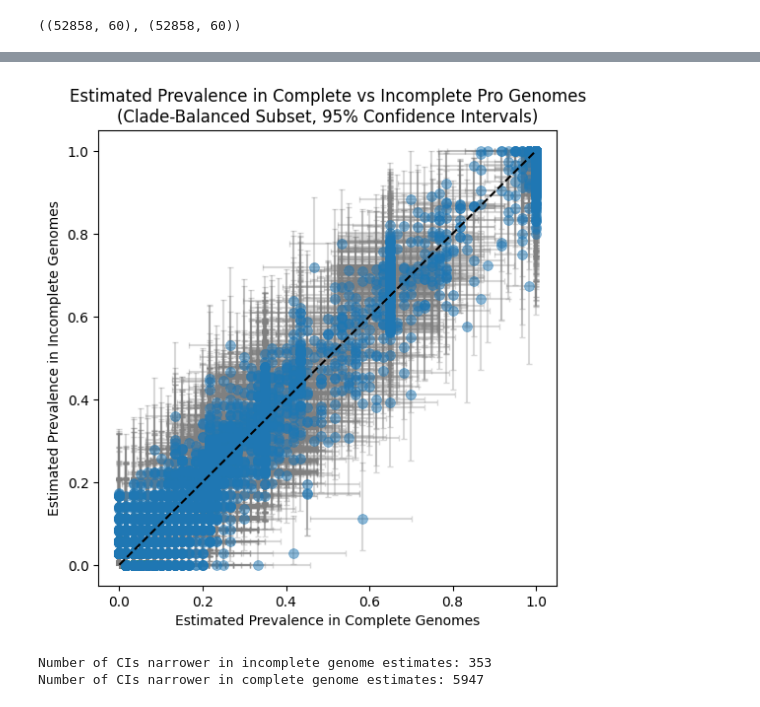
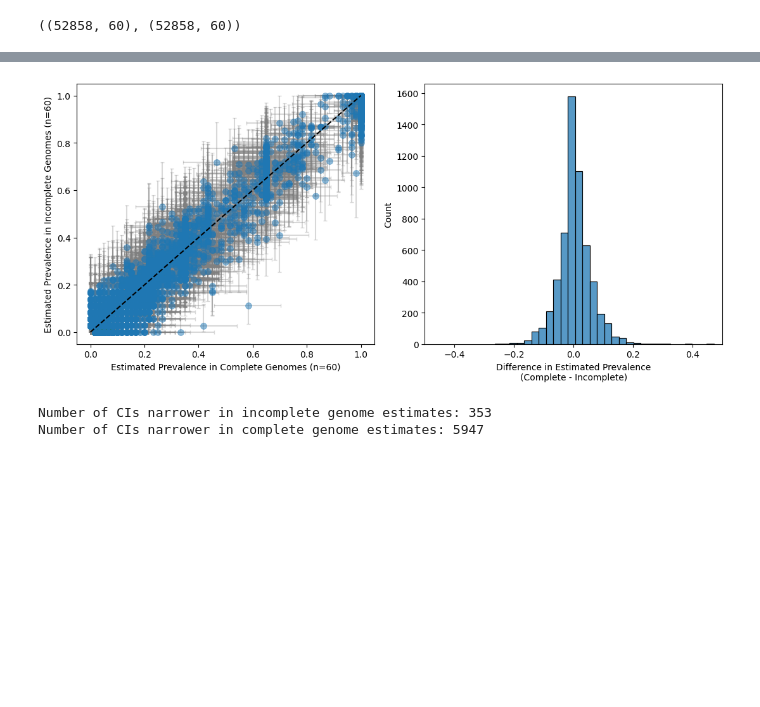
Before and after one commit to blasks/gene-prevalence, a Jupyter notebook: experiments/validation-real-data.ipynb, the cells around one changed output, grey strips where cells are left out. Saved outputs shown, nothing was run; the diff lists cells and outputs as text; code cells hidden in the pictures; blank space fills up the shorter version.

```diff
--- a/experiments/validation-real-data.ipynb
+++ b/experiments/validation-real-data.ipynb
@@ -101,6 +101,7 @@ estimate_df = pd.DataFrame(
         "pi_hat_incomplete": pi_hat_incomplete,
         "ci_upper_incomplete": ci_upper_incomplete,
         "ci_lower_incomplete": ci_lower_incomplete,
+        "pi_hat_diff": pi_hat_complete - pi_hat_incomplete,
         "mean_gene_copy": mean_gene_count_bins.loc[subset_pa_incomplete_df.index],
     }
 )
@@ -127,9 +128,11 @@ estimate_df
 # %%
 # plot the estimated prevalence in complete vs incomplete genomes
 # along with confidence intervals as error bars
+# second panel shows histogram of differences in prevalence estimates
+# (pi_hat_complete - pi_hat_incomplete)
 
 # make figure
-plt.figure(figsize=(6, 6))
+fig, ax = plt.subplots(1, 2, figsize=(11, 5))
 sns.scatterplot(
     data=estimate_df,
     x="pi_hat_complete",
@@ -139,45 +142,57 @@ sns.scatterplot(
     s=50,
     alpha=0.5,
     edgecolor=None,
-    zorder=2
+    zorder=2,
+    ax=ax[0]
 )
 
 # add error bars
-plt.errorbar(
+ax[0].errorbar(
     x=estimate_df["pi_hat_complete"],
     y=estimate_df["pi_hat_incomplete"],
     xerr=[estimate_df["pi_hat_complete"] - estimate_df["ci_lower_complete"],
           estimate_df["ci_upper_complete"] - estimate_df["pi_hat_complete"]],
     yerr=[estimate_df["pi_hat_incomplete"] - estimate_df["ci_lower_incomplete"],
           estimate_df["ci_upper_incomplete"] - estimate_df["pi_hat_incomplete"]],
     fmt="none",
     ecolor="gray",
     capsize=2,
     alpha=0.3,
     zorder=1,  # put error bars behind points
 )
 
 # add a dashed diagonal line for reference
-plt.plot([0, 1], [0, 1], "--", color="black", zorder=3)
+ax[0].plot([0, 1], [0, 1], "--", color="black", zorder=3)
 
 # set range limits
 maximum = max(
     estimate_df["pi_hat_complete"].max(),
     estimate_df["pi_hat_incomplete"].max(),
 )
-plt.xlim(-0.05, maximum + 0.05)
-plt.ylim(-0.05, maximum + 0.05)
+ax[0].set_xlim(-0.05, maximum + 0.05)
+ax[0].set_ylim(-0.05, maximum + 0.05)
 
-# add labels and title
-plt.title(
-    "Estimated Prevalence in Complete vs Incomplete Pro Genomes\n"
-    f"(Clade-Balanced Subset, {int((1-alpha)*100)}% Confidence Intervals)"
+# labels
+ax[0].set_xlabel("Estimated Prevalence in Complete Genomes (n={})".format(subset_pa_complete_df.shape[1]))
+ax[0].set_ylabel("Estimated Prevalence in Incomplete Genomes (n={})".format(subset_pa_incomplete_df.shape[1]))
+
+# plot histogram of differences in prevalence estimates
+# (exclude genes with zero prevalence in either dataset,
+# as well as genes with identical prevalence estimates in both datasets)
+sns.histplot(
+    data=estimate_df[(estimate_df["pi_hat_complete"] > 0) & (estimate_df["pi_hat_incomplete"] > 0) & (estimate_df["pi_hat_diff"] != 0)],
+    x="pi_hat_diff",
+    bins=30,
+    ax=ax[1]
 )
-plt.xlabel("Estimated Prevalence in Complete Genomes")
-plt.ylabel("Estimated Prevalence in Incomplete Genomes")
+ax[1].set_xlabel("Difference in Estimated Prevalence\n(Complete - Incomplete)")
+ax[1].set_ylabel("Count")
+ax[1].set_xlim(-0.5, 0.5)
+
+plt.tight_layout()
 plt.show()
 # %% [output]
-[figure, old version]
+[figure, new version]
 # %%
 # look at distribution of interval widths for complete and incomplete genomes
 
```
Also changed, not shown: parts of 3 cells of this notebook, 5 other files.
